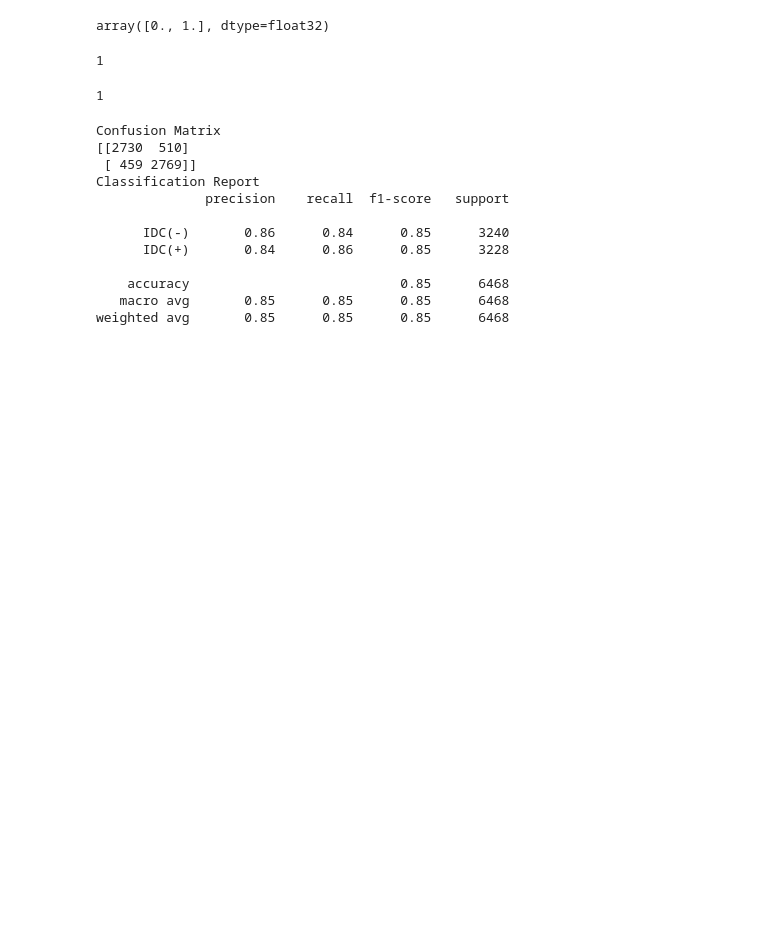
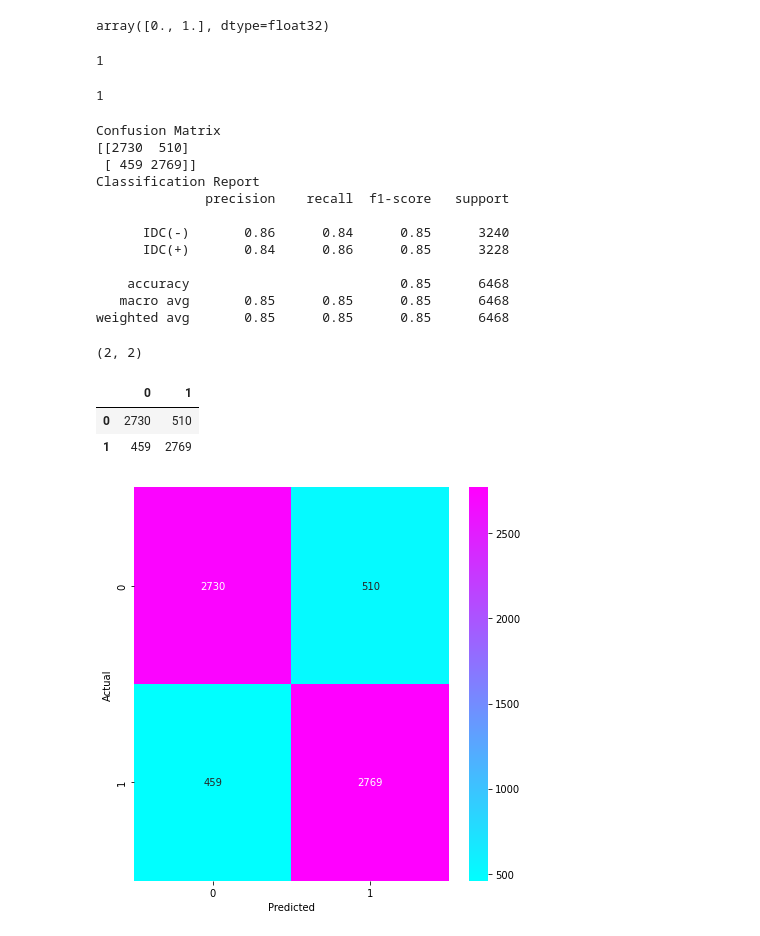
Before and after one commit to KurniaKhaikal/BreastCancerIDC-CNN, a Jupyter notebook: NewS3.ipynb, the cells around one changed output. Saved outputs shown, nothing was run; the diff lists cells and outputs as text; code cells hidden in the pictures; blank space fills up the shorter version.

```diff
--- a/NewS3.ipynb
+++ b/NewS3.ipynb
@@ -275,0 +280,26 @@ weighted avg       0.85      0.85      0.85      6468
+# %%
+confusionmatrix.shape
+# %% [output]
+(2, 2)
+# %%
+classes=[0,1]
+con_mat_df = pd.DataFrame(confusion_matrix(Y_test, Y_pred),
+                     index = classes,
+                     columns = classes)
+# %%
+con_mat_df
+# %% [output]
+|  | 0 | 1 |
+| 0 | 2730 | 510 |
+| 1 | 459 | 2769 |
+# %%
+import seaborn as sns
+
+figure = plt.figure(figsize=(6, 6))
+sns.heatmap(con_mat_df, annot=True,cmap=plt.cm.cool,fmt='d')
+plt.tight_layout()
+plt.ylabel('Actual')
+plt.xlabel('Predicted')
+plt.show()
+# %% [output]
+[figure, added]
```
Also changed, not shown: parts of 2 cells of this notebook.
